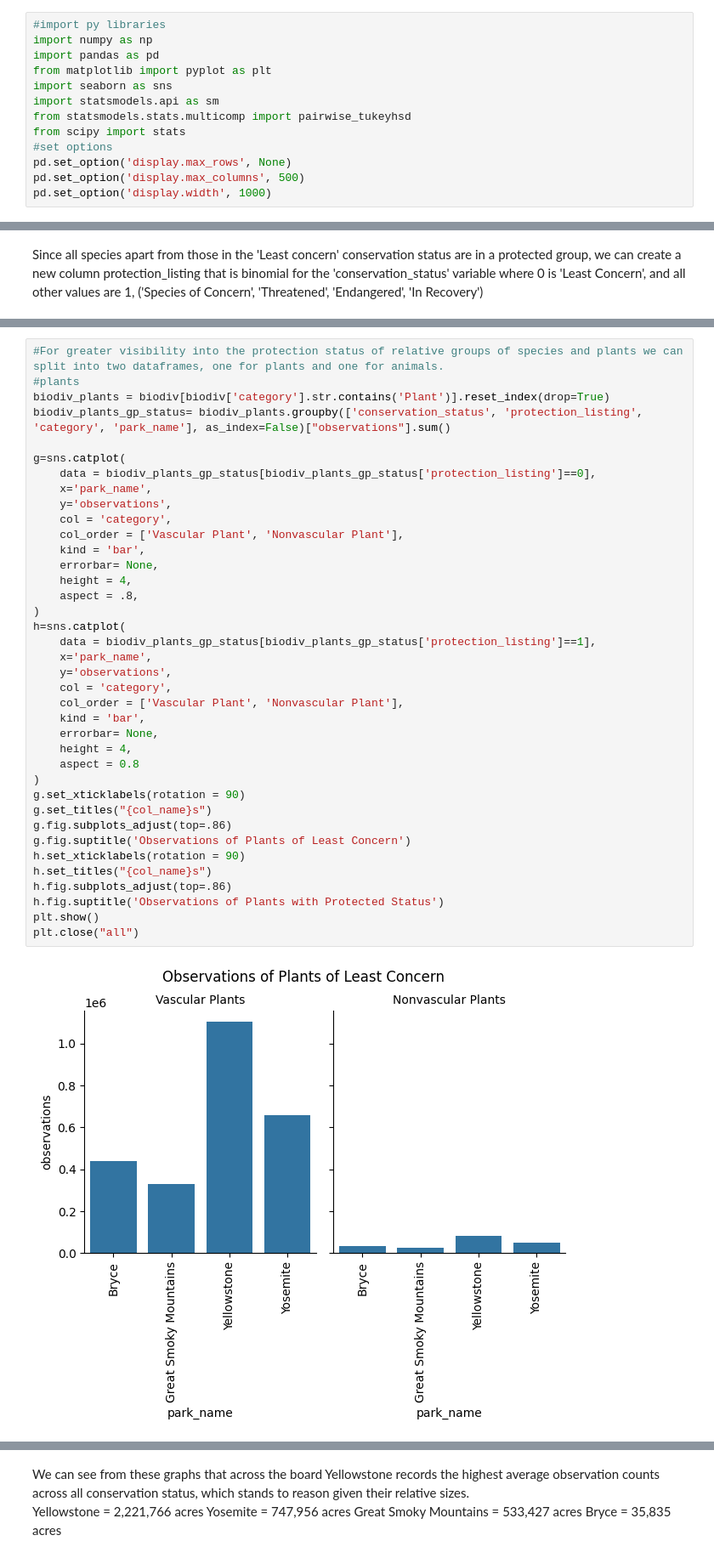
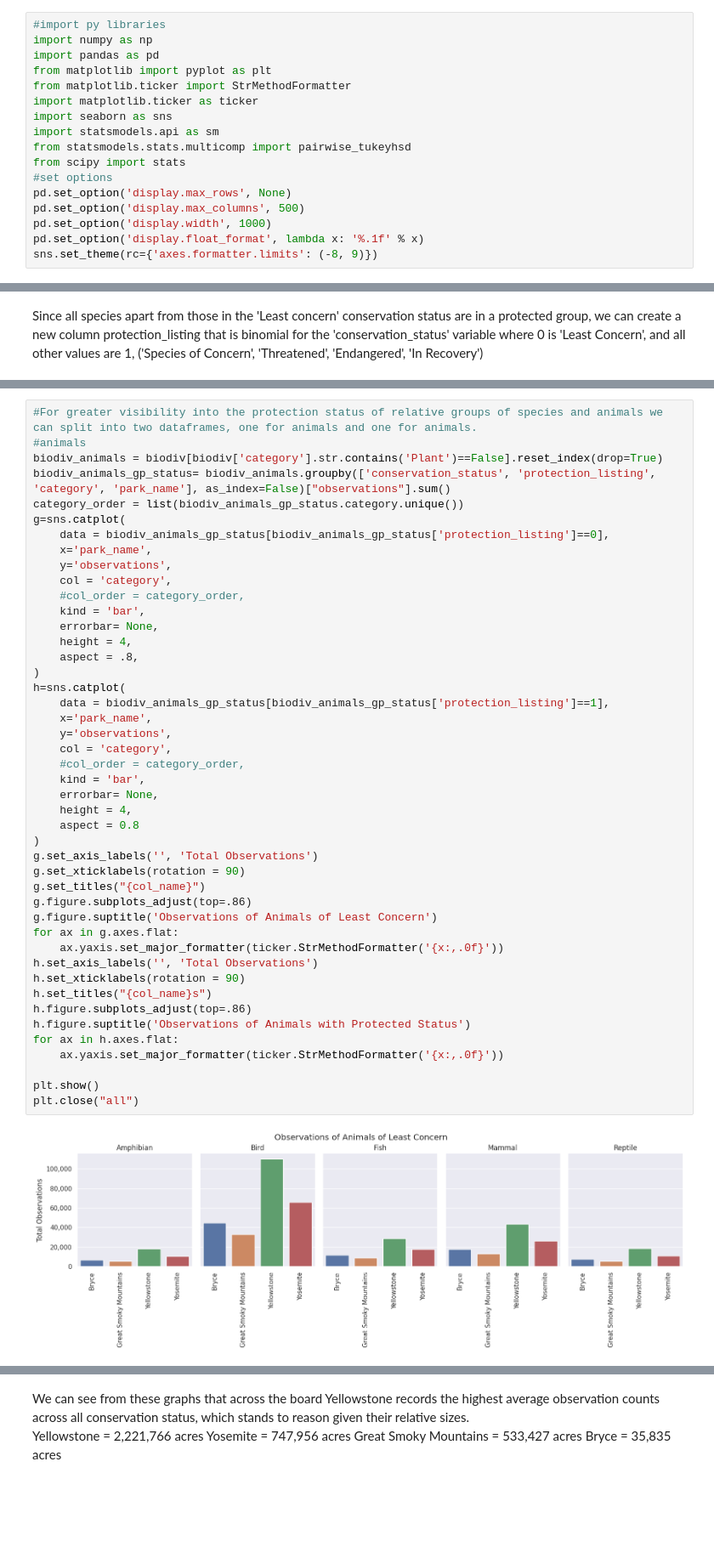
Before and after one commit to Matthewsabk/biodiversity, a Jupyter notebook: biodiversity.ipynb, the cells around one changed output, grey strips where cells are left out. Shown at 85% size. Saved outputs shown, nothing was run; the diff lists cells and outputs as text; blank space fills up the shorter version.

Commit message:
Made plots prettier

```diff
--- a/biodiversity.ipynb
+++ b/biodiversity.ipynb
@@ -11,6 +27,8 @@
 import numpy as np
 import pandas as pd
 from matplotlib import pyplot as plt
+from matplotlib.ticker import StrMethodFormatter
+import matplotlib.ticker as ticker
 import seaborn as sns
 import statsmodels.api as sm
 from statsmodels.stats.multicomp import pairwise_tukeyhsd
@@ -19,5 +37,7 @@ from scipy import stats
 pd.set_option('display.max_rows', None)
 pd.set_option('display.max_columns', 500)
 pd.set_option('display.width', 1000)
+pd.set_option('display.float_format', lambda x: '%.1f' % x)
+sns.set_theme(rc={'axes.formatter.limits': (-8, 9)})
 # %%
 biodiv = pd.read_csv("biodiversity_data.csv")
@@ -87,40 +162,47 @@ plt.close('all')
 # %%
-#For greater visibility into the protection status of relative groups of species and plants we can split into two dataframes, one for plants and one for animals.
-#plants
-biodiv_plants = biodiv[biodiv['category'].str.contains('Plant')].reset_index(drop=True)
-biodiv_plants_gp_status= biodiv_plants.groupby(['conservation_status', 'protection_listing', 'category', 'park_name'], as_index=False)["observations"].sum()
-
+#For greater visibility into the protection status of relative groups of species and animals we can split into two dataframes, one for animals and one for animals.
+#animals
+biodiv_animals = biodiv[biodiv['category'].str.contains('Plant')==False].reset_index(drop=True)
+biodiv_animals_gp_status= biodiv_animals.groupby(['conservation_status', 'protection_listing', 'category', 'park_name'], as_index=False)["observations"].sum()
+category_order = list(biodiv_animals_gp_status.category.unique())
 g=sns.catplot(
-    data = biodiv_plants_gp_status[biodiv_plants_gp_status['protection_listing']==0],
+    data = biodiv_animals_gp_status[biodiv_animals_gp_status['protection_listing']==0],
     x='park_name',
     y='observations',
     col = 'category',
-    col_order = ['Vascular Plant', 'Nonvascular Plant'],
+    #col_order = category_order,
     kind = 'bar',
     errorbar= None,
     height = 4,
     aspect = .8,
 )
 h=sns.catplot(
-    data = biodiv_plants_gp_status[biodiv_plants_gp_status['protection_listing']==1],
+    data = biodiv_animals_gp_status[biodiv_animals_gp_status['protection_listing']==1],
     x='park_name',
     y='observations',
     col = 'category',
-    col_order = ['Vascular Plant', 'Nonvascular Plant'],
+    #col_order = category_order,
     kind = 'bar',
     errorbar= None,
     height = 4,
     aspect = 0.8
 )
+g.set_axis_labels('', 'Total Observations')
 g.set_xticklabels(rotation = 90)
-g.set_titles("{col_name}s")
-g.fig.subplots_adjust(top=.86)
-g.fig.suptitle('Observations of Plants of Least Concern')
+g.set_titles("{col_name}")
+g.figure.subplots_adjust(top=.86)
+g.figure.suptitle('Observations of Animals of Least Concern')
+for ax in g.axes.flat:
+    ax.yaxis.set_major_formatter(ticker.StrMethodFormatter('{x:,.0f}'))
+h.set_axis_labels('', 'Total Observations')
 h.set_xticklabels(rotation = 90)
 h.set_titles("{col_name}s")
-h.fig.subplots_adjust(top=.86)
-h.fig.suptitle('Observations of Plants with Protected Status')
+h.figure.subplots_adjust(top=.86)
+h.figure.suptitle('Observations of Animals with Protected Status')
+for ax in h.axes.flat:
+    ax.yaxis.set_major_formatter(ticker.StrMethodFormatter('{x:,.0f}'))
+
 plt.show()
 plt.close("all")
 # %% [output]
-[figure, old version]
+[figure, new version]
```
Also changed, not shown: parts of 18 cells of this notebook, 1 other file.
